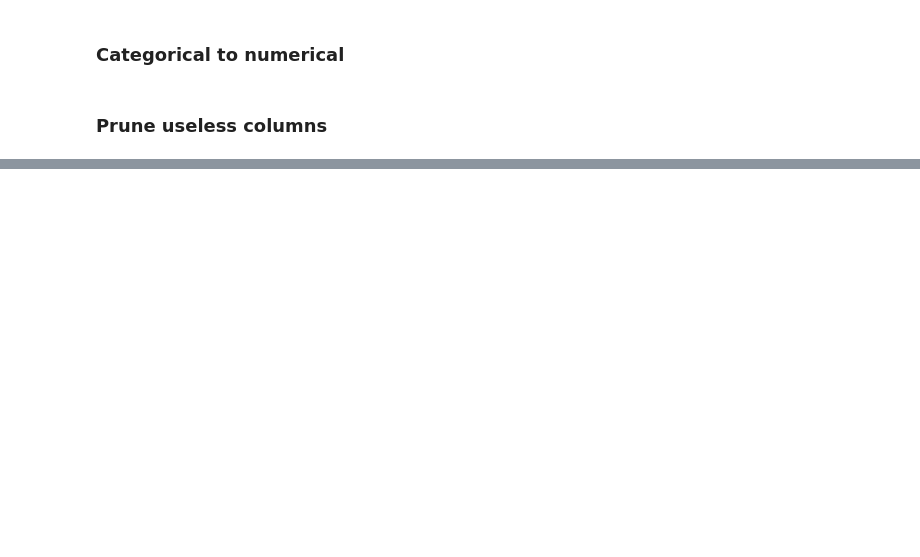
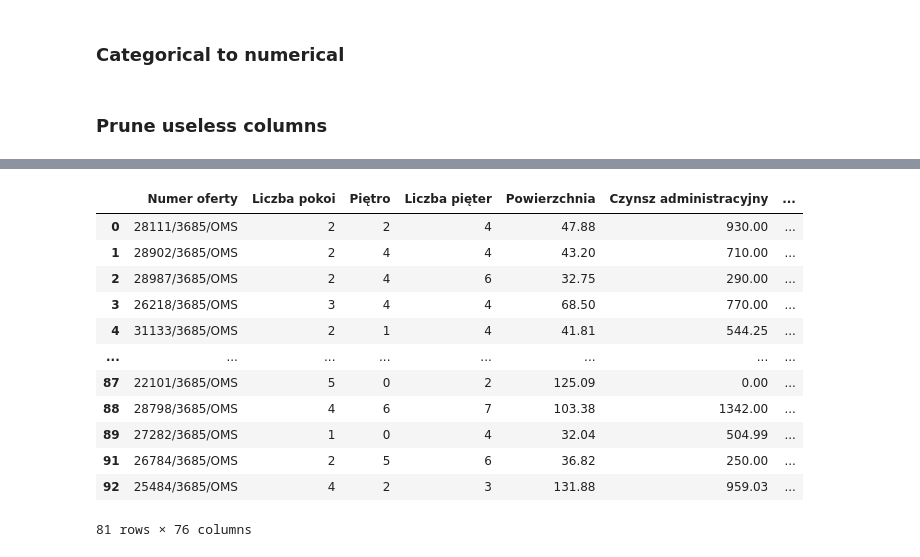
Before and after one commit to kapipapi/real-estate-analysis, a Jupyter notebook: 3_prune_for_training.ipynb, the cells around one changed output, grey strips where cells are left out. Cells and saved outputs as stored; diff of their text form; code cells hidden in the pictures; blank space fills up the shorter version.

```diff
--- a/3_prune_for_training.ipynb
+++ b/3_prune_for_training.ipynb
@@ -109,2 +115,39 @@ df1.head()
+# %%
+obj_columns = df1.select_dtypes(['object']).columns[1:]
+df1[obj_columns] = df1[obj_columns].astype(int)
+# %%
+import os
+
+df1 = df1.drop(df1[df1['Numer oferty'] == '31093/3685/OMS'].index)
+
+def count_photos(row):
+    offer_id = row['Numer oferty']
+    index = 0
+    for root, _, files in os.walk(f"./images/{offer_id}"):
+        for file in files:
+            if file.endswith(".jpg") and "all" not in file and "wp" not in file:
+                    index += 1
+
+    if index == 0:
+        print(f"No photos for offer {offer_id}")
+        return None
+
+    return row
+
+df1.apply(count_photos, axis=1)
+# %% [output]
+|  | Numer oferty | Liczba pokoi | Piętro | Liczba pięter | Powierzchnia | Czynsz administracyjny | ... |
+| 0 | 28111/3685/OMS | 2 | 2 | 4 | 47.88 | 930.00 | ... |
+| 1 | 28902/3685/OMS | 2 | 4 | 4 | 43.20 | 710.00 | ... |
+| 2 | 28987/3685/OMS | 2 | 4 | 6 | 32.75 | 290.00 | ... |
+| 3 | 26218/3685/OMS | 3 | 4 | 4 | 68.50 | 770.00 | ... |
+| 4 | 31133/3685/OMS | 2 | 1 | 4 | 41.81 | 544.25 | ... |
+| ... | ... | ... | ... | ... | ... | ... | ... |
+| 87 | 22101/3685/OMS | 5 | 0 | 2 | 125.09 | 0.00 | ... |
+| 88 | 28798/3685/OMS | 4 | 6 | 7 | 103.38 | 1342.00 | ... |
+| 89 | 27282/3685/OMS | 1 | 0 | 4 | 32.04 | 504.99 | ... |
+| 91 | 26784/3685/OMS | 2 | 5 | 6 | 36.82 | 250.00 | ... |
+| 92 | 25484/3685/OMS | 4 | 2 | 3 | 131.88 | 959.03 | ... |
+81 rows × 76 columns
 # %%
 df1.to_pickle('./data/flats_train.pkl')
```
Also changed, not shown: parts of 2 cells of this notebook, 19 other files.
